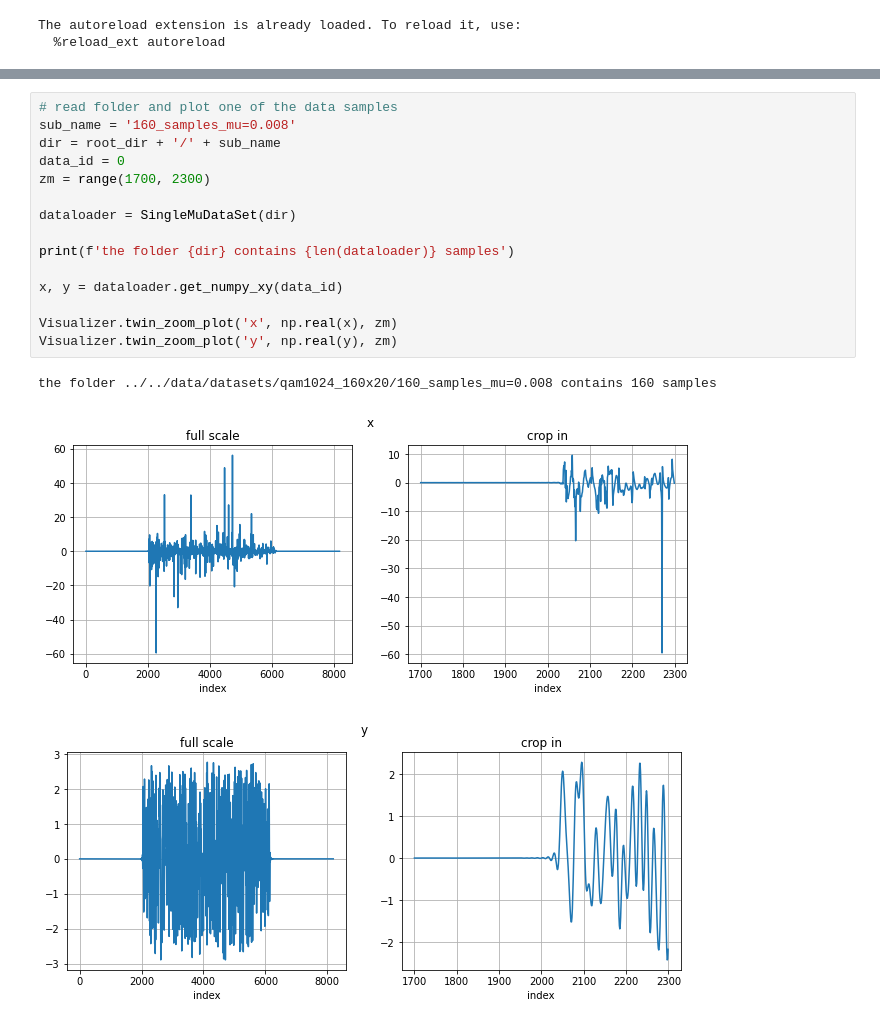
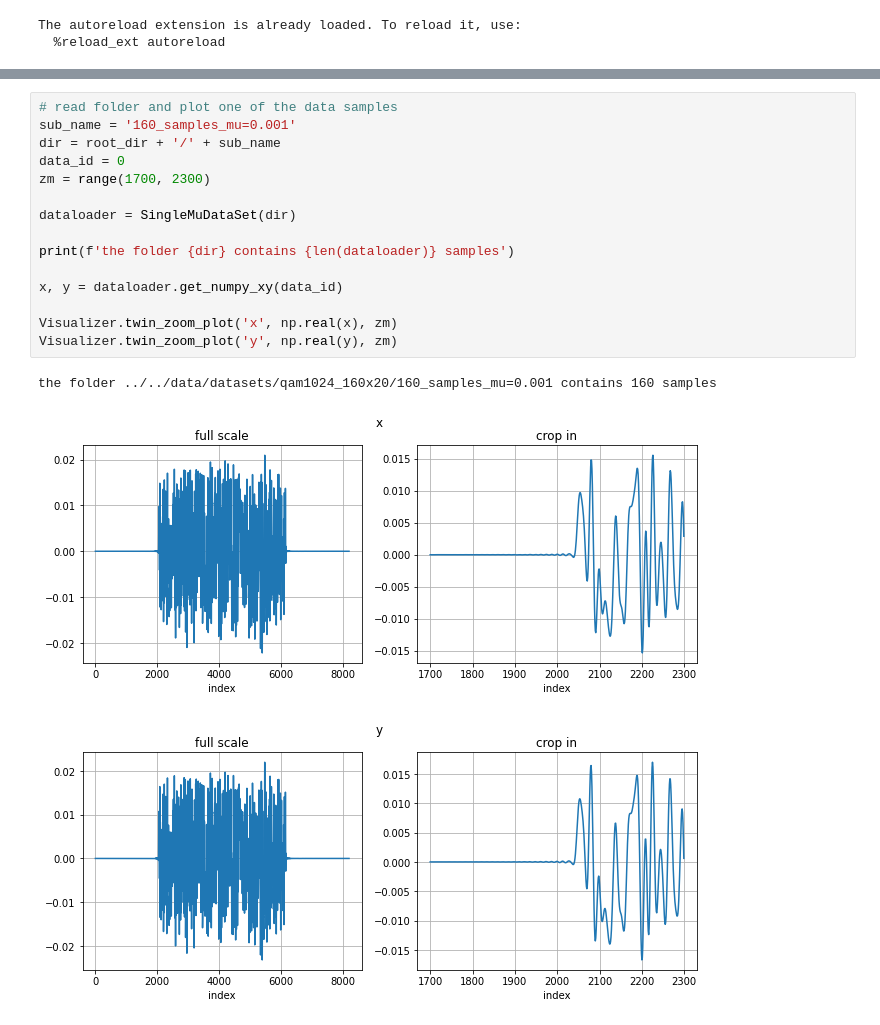
Before and after one commit to Yarden92/Thesis-code, a Jupyter notebook: apps/deep/data_analyzer.ipynb, the cells around one changed output, grey strips where cells are left out. Saved outputs shown, nothing was run; the diff lists cells and outputs as text.

```diff
--- a/apps/deep/data_analyzer.ipynb
+++ b/apps/deep/data_analyzer.ipynb
@@ -22,23 +22,23 @@ Visualizer.plot_bers(mu_vec, [ber_vec])
 [figure]
 # %%
 # read folder and plot one of the data samples
-sub_name = '160_samples_mu=0.008'
+sub_name = '160_samples_mu=0.001'
 dir = root_dir + '/' + sub_name
 data_id = 0
 zm = range(1700, 2300)
 
 dataloader = SingleMuDataSet(dir)
 
 print(f'the folder {dir} contains {len(dataloader)} samples')
 
 x, y = dataloader.get_numpy_xy(data_id)
 
 Visualizer.twin_zoom_plot('x', np.real(x), zm)
 Visualizer.twin_zoom_plot('y', np.real(y), zm)
 # %% [output]
-the folder ../../data/datasets/qam1024_160x20/160_samples_mu=0.008 contains 160 samples
+the folder ../../data/datasets/qam1024_160x20/160_samples_mu=0.001 contains 160 samples
-[figure, old version]
+[figure, new version]
-[figure, old version]
+[figure, new version]
 # %%
 # calc signal power
 x_power = np.mean(np.abs(x)**2)
```
Also changed, not shown: parts of 5 cells of this notebook, 1 other file.
